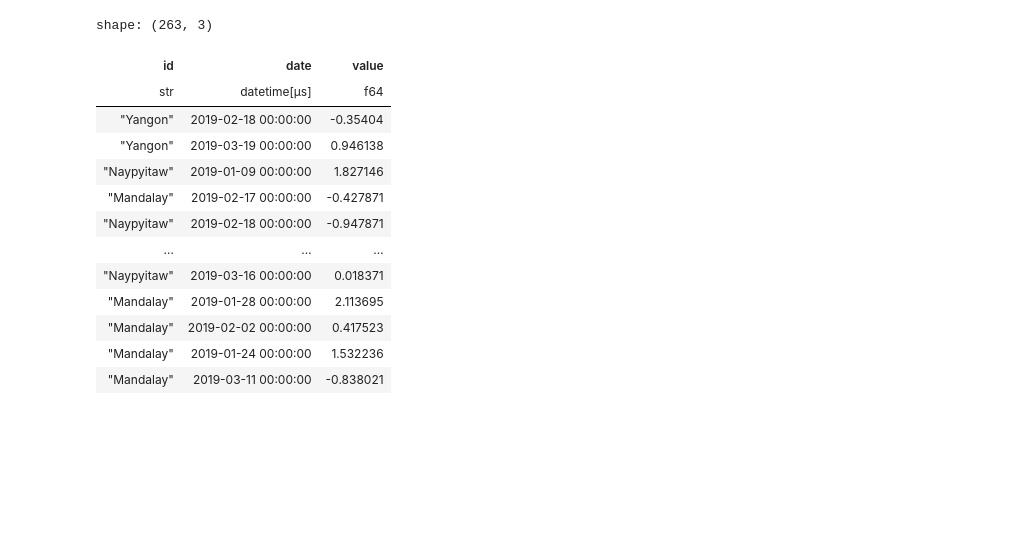
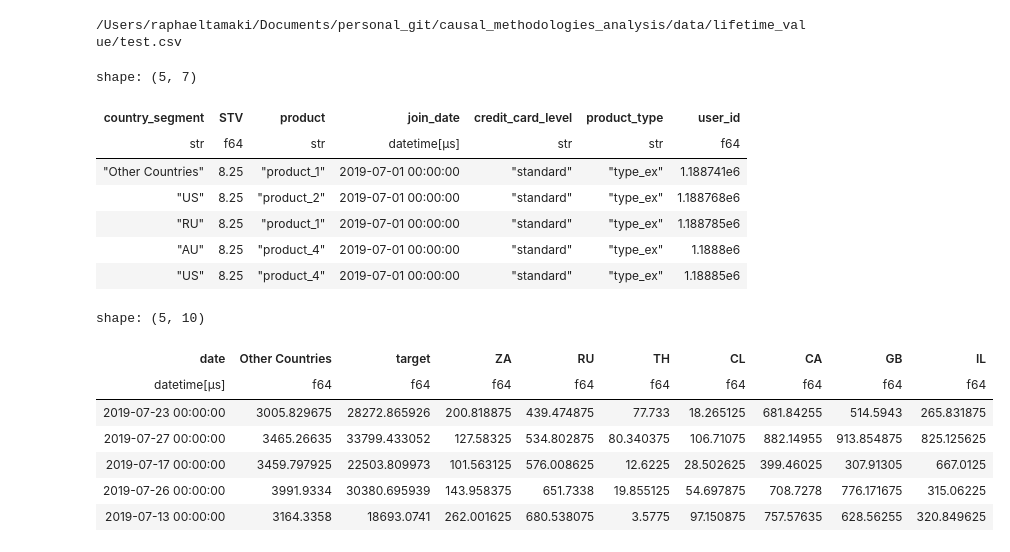
Before and after one commit to raphaeltamaki/causal_methodologies_analysis, a Jupyter notebook: blog-text-notebook.ipynb, the cells around one changed output. Cells and saved outputs as stored; diff of their text form; code cells hidden in the pictures; blank space fills up the shorter version.

```diff
--- a/blog-text-notebook.ipynb
+++ b/blog-text-notebook.ipynb
@@ -92,0 +25,5 @@ Dataset lifetime_value already present
+# %%
+import polars as pl
+
+z = loader.load_dataset("corona")
+z.head()
@@ -92,0 +42,3 @@ Dataset lifetime_value already present
+# %%
+# EarthTemperatureFormatter().fit_transform(loader.load_dataset("climate_change_earth_temperature").head())
+loader.load_dataset("corona").head()
@@ -107,17 +89,0 @@ for dataset_name, formatter in dataset_formatters.items():
-# %%
-from src.data.experiment_setup import ExperimentSetup
-
-def z(x):
-    return 0.1 if x == 'Yangon' else 0
-
-setup = ExperimentSetup(
-    SupermarketSalesFormatter().date_col,
-    SupermarketSalesFormatter().target_col,
-    "2019-01-01",
-    "2019-02-01",
-    SupermarketSalesFormatter().treatment_col,
-    ["Yangon"]
-    )
-
-treated_data = setup.apply_treatment(loader.load_dataset('supermarket_sales'), z)
-treated_data
@@ -157,26 +90,37 @@ shape: (1_000, 9)
+# %%
+from src.data.random_experiment import RandomConstantLiftExperiment
+setup = RandomConstantLiftExperiment("lifetime_value", loader.load_dataset("lifetime_value"),
+        eligible_treatment_period=[0.5, 0.5],
+        lift_limit=1)
+treated_data = setup.get_treated_data()
+treated_data.head()
+# %% [output]
+/Users/raphaeltamaki/Documents/personal_git/causal_methodologies_analysis/data/lifetime_value/test.csv
+shape: (5, 7)
+| country_segment | STV | product | join_date | credit_card_level | product_type | user_id |
+| str | f64 | str | datetime[μs] | str | str | f64 |
+| "Other Countries" | 8.25 | "product_1" | 2019-07-01 00:00:00 | "standard" | "type_ex" | 1.188741e6 |
+| "US" | 8.25 | "product_2" | 2019-07-01 00:00:00 | "standard" | "type_ex" | 1.188768e6 |
+| "RU" | 8.25 | "product_1" | 2019-07-01 00:00:00 | "standard" | "type_ex" | 1.188785e6 |
+| "AU" | 8.25 | "product_4" | 2019-07-01 00:00:00 | "standard" | "type_ex" | 1.1888e6 |
+| "US" | 8.25 | "product_4" | 2019-07-01 00:00:00 | "standard" | "type_ex" | 1.18885e6 |
 # %%
-
 from src.models.preprocessing import SyntheticControlPreProcessing
 
 synth_preprocessing = SyntheticControlPreProcessing(
-    SupermarketSalesFormatter().treatment_col,
-    SupermarketSalesFormatter().date_col,
-    SupermarketSalesFormatter().target_col,
+    # SupermarketSalesFormatter(),
+    LifetimeValueFormatter(),
+    setup.experiment_setup,
 )
 
-synth_preprocessing.fit_transform(formatted_data)
+processed_data = synth_preprocessing.fit_transform(treated_data)
+processed_data.head()
 # %% [output]
-shape: (263, 3)
+shape: (5, 10)
-| id | date | value |
-| str | datetime[μs] | f64 |
-| "Yangon" | 2019-02-18 00:00:00 | -0.35404 |
-| "Yangon" | 2019-03-19 00:00:00 | 0.946138 |
-| "Naypyitaw" | 2019-01-09 00:00:00 | 1.827146 |
-| "Mandalay" | 2019-02-17 00:00:00 | -0.427871 |
-| "Naypyitaw" | 2019-02-18 00:00:00 | -0.947871 |
-| … | … | … |
-| "Naypyitaw" | 2019-03-16 00:00:00 | 0.018371 |
-| "Mandalay" | 2019-01-28 00:00:00 | 2.113695 |
-| "Mandalay" | 2019-02-02 00:00:00 | 0.417523 |
-| "Mandalay" | 2019-01-24 00:00:00 | 1.532236 |
-| "Mandalay" | 2019-03-11 00:00:00 | -0.838021 |
+| date | Other Countries | target | ZA | RU | TH | CL | CA | GB | IL |
+| datetime[μs] | f64 | f64 | f64 | f64 | f64 | f64 | f64 | f64 | f64 |
+| 2019-07-23 00:00:00 | 3005.829675 | 28272.865926 | 200.818875 | 439.474875 | 77.733 | 18.265125 | 681.84255 | 514.5943 | 265.831875 |
+| 2019-07-27 00:00:00 | 3465.26635 | 33799.433052 | 127.58325 | 534.802875 | 80.340375 | 106.71075 | 882.14955 | 913.854875 | 825.125625 |
+| 2019-07-17 00:00:00 | 3459.797925 | 22503.809973 | 101.563125 | 576.008625 | 12.6225 | 28.502625 | 399.46025 | 307.91305 | 667.0125 |
+| 2019-07-26 00:00:00 | 3991.9334 | 30380.695939 | 143.958375 | 651.7338 | 19.855125 | 54.697875 | 708.7278 | 776.171675 | 315.06225 |
+| 2019-07-13 00:00:00 | 3164.3358 | 18693.0741 | 262.001625 | 680.538075 | 3.5775 | 97.150875 | 757.57635 | 628.56255 | 320.849625 |
```
Also changed, not shown: parts of 30 cells of this notebook, 7 other files.
